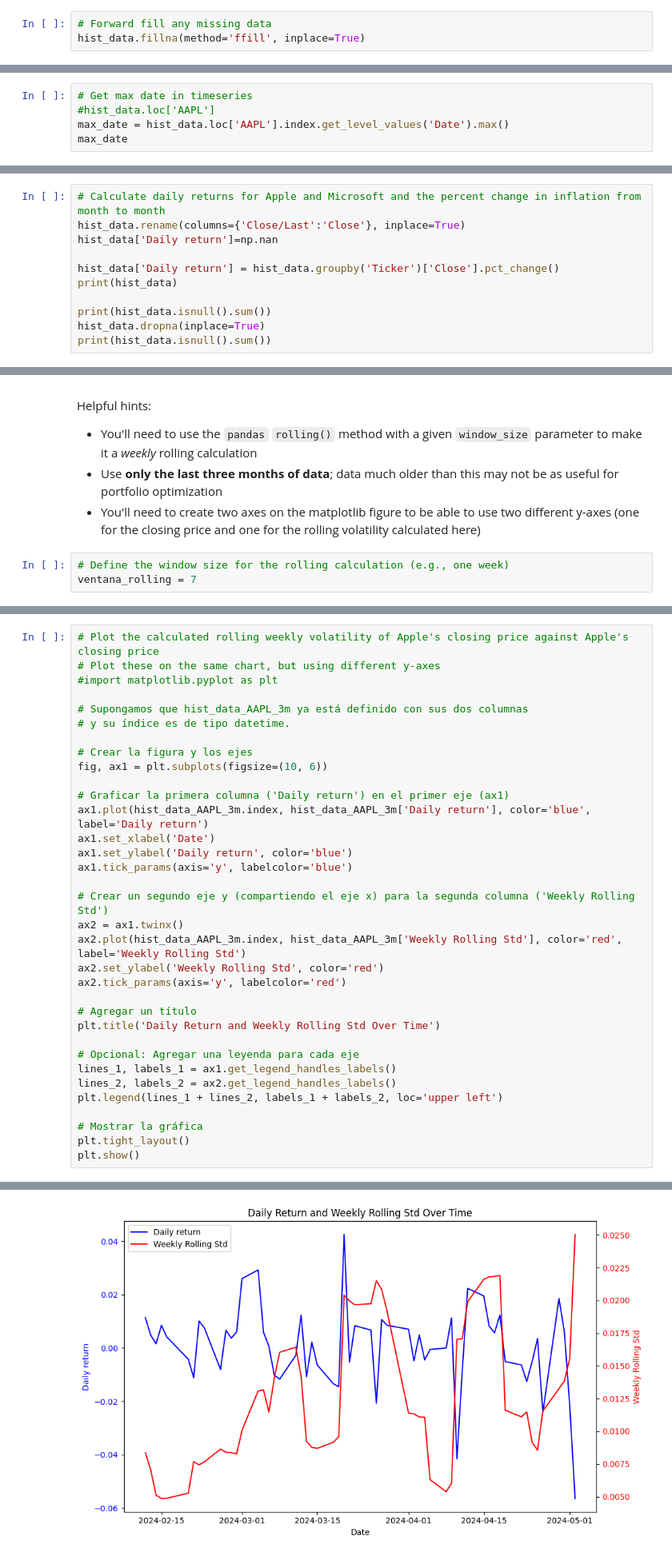
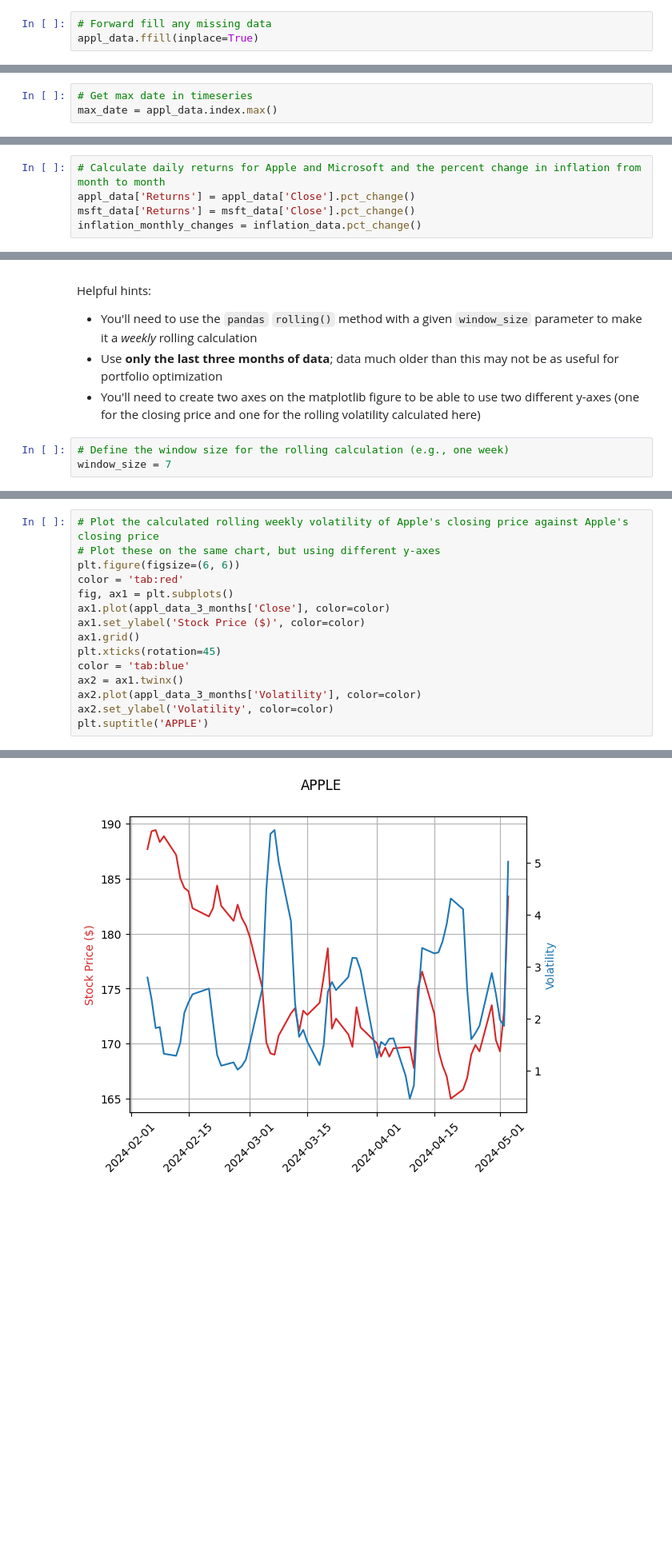
Before and after one commit to bigboy92/fend-matching-game, a Jupyter notebook: Preparing-for-data-analysis-project-student.ipynb, the cells around one changed output, grey strips where cells are left out. Shown: that part at 80% size. Saved outputs shown, nothing was run; the diff lists cells and outputs as text; blank space fills up the shorter version.

```diff
--- a/Preparing-for-data-analysis-project-student.ipynb
+++ b/Preparing-for-data-analysis-project-student.ipynb
@@ -144,6 +157,6 @@ Low           0
 dtype: int64
 # %%
 # Forward fill any missing data
-hist_data.fillna(method='ffill', inplace=True)
+appl_data.ffill(inplace=True)
 # %%
 # Check again for nulls after using forward fill
@@ -376,6 +379,4 @@ Your task:
 **NOTE**: This is a large dataset. If you try to plot the entire series, your graph will be hard to interpret and may take a long time to plot. Be sure to use only the most recent three months of data.
 # %%
 # Get max date in timeseries
-#hist_data.loc['AAPL']
-max_date = hist_data.loc['AAPL'].index.get_level_values('Date').max()
-max_date
+max_date = appl_data.index.max()
@@ -458,12 +429,6 @@ This will require several steps:
 ### 1. Calculate returns for Microsoft / Apple and the monthly change in inflation
 # %%
 # Calculate daily returns for Apple and Microsoft and the percent change in inflation from month to month
-hist_data.rename(columns={'Close/Last':'Close'}, inplace=True)
-hist_data['Daily return']=np.nan
-
-hist_data['Daily return'] = hist_data.groupby('Ticker')['Close'].pct_change()
-print(hist_data)
-
-print(hist_data.isnull().sum())
-hist_data.dropna(inplace=True)
-print(hist_data.isnull().sum())
+appl_data['Returns'] = appl_data['Close'].pct_change()
+msft_data['Returns'] = msft_data['Close'].pct_change()
+inflation_monthly_changes = inflation_data.pct_change()
@@ -600,6 +473,6 @@ Helpful hints:
 * You'll need to create two axes on the matplotlib figure to be able to use two different y-axes (one for the closing price and one for the rolling volatility calculated here)
 # %%
 # Define the window size for the rolling calculation (e.g., one week)
-ventana_rolling = 7
+window_size = 7
 # %%
 # Calculate rolling one-week volatility
@@ -653,35 +482,16 @@ See the caveats in the documentation: https://pandas.pydata.org/pandas-docs/stab
 # %%
 # Plot the calculated rolling weekly volatility of Apple's closing price against Apple's closing price
 # Plot these on the same chart, but using different y-axes
-#import matplotlib.pyplot as plt
-
-# Supongamos que hist_data_AAPL_3m ya está definido con sus dos columnas
-# y su índice es de tipo datetime.
-
-# Crear la figura y los ejes
-fig, ax1 = plt.subplots(figsize=(10, 6))
-
-# Graficar la primera columna ('Daily return') en el primer eje (ax1)
-ax1.plot(hist_data_AAPL_3m.index, hist_data_AAPL_3m['Daily return'], color='blue', label='Daily return')
-ax1.set_xlabel('Date')
-ax1.set_ylabel('Daily return', color='blue')
-ax1.tick_params(axis='y', labelcolor='blue')
-
-# Crear un segundo eje y (compartiendo el eje x) para la segunda columna ('Weekly Rolling Std')
+plt.figure(figsize=(6, 6))
+color = 'tab:red'
+fig, ax1 = plt.subplots()
+ax1.plot(appl_data_3_months['Close'], color=color)
+ax1.set_ylabel('Stock Price ($)', color=color)
+ax1.grid()
+plt.xticks(rotation=45)
+color = 'tab:blue'
 ax2 = ax1.twinx()
-ax2.plot(hist_data_AAPL_3m.index, hist_data_AAPL_3m['Weekly Rolling Std'], color='red', label='Weekly Rolling Std')
-ax2.set_ylabel('Weekly Rolling Std', color='red')
-ax2.tick_params(axis='y', labelcolor='red')
-
-# Agregar un título
-plt.title('Daily Return and Weekly Rolling Std Over Time')
-
-# Opcional: Agregar una leyenda para cada eje
-lines_1, labels_1 = ax1.get_legend_handles_labels()
-lines_2, labels_2 = ax2.get_legend_handles_labels()
-plt.legend(lines_1 + lines_2, labels_1 + labels_2, loc='upper left')
-
-# Mostrar la gráfica
-plt.tight_layout()
-plt.show()
+ax2.plot(appl_data_3_months['Volatility'], color=color)
+ax2.set_ylabel('Volatility', color=color)
+plt.suptitle('APPLE')
 # %% [output]
@@ -688,4 +500,4 @@ plt.show()
-[figure, old version]
+[figure, new version]
 # %% [markdown]
 ## Export data
 
```
Also changed, not shown: parts of 36 cells of this notebook.
